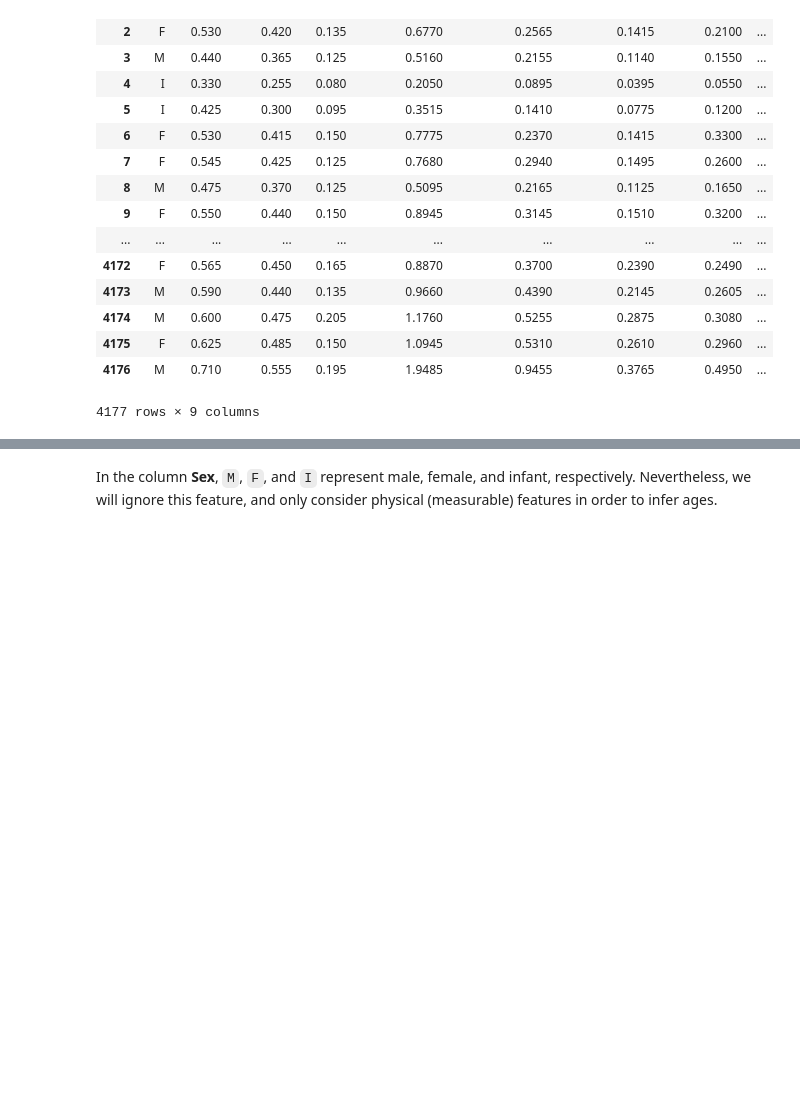
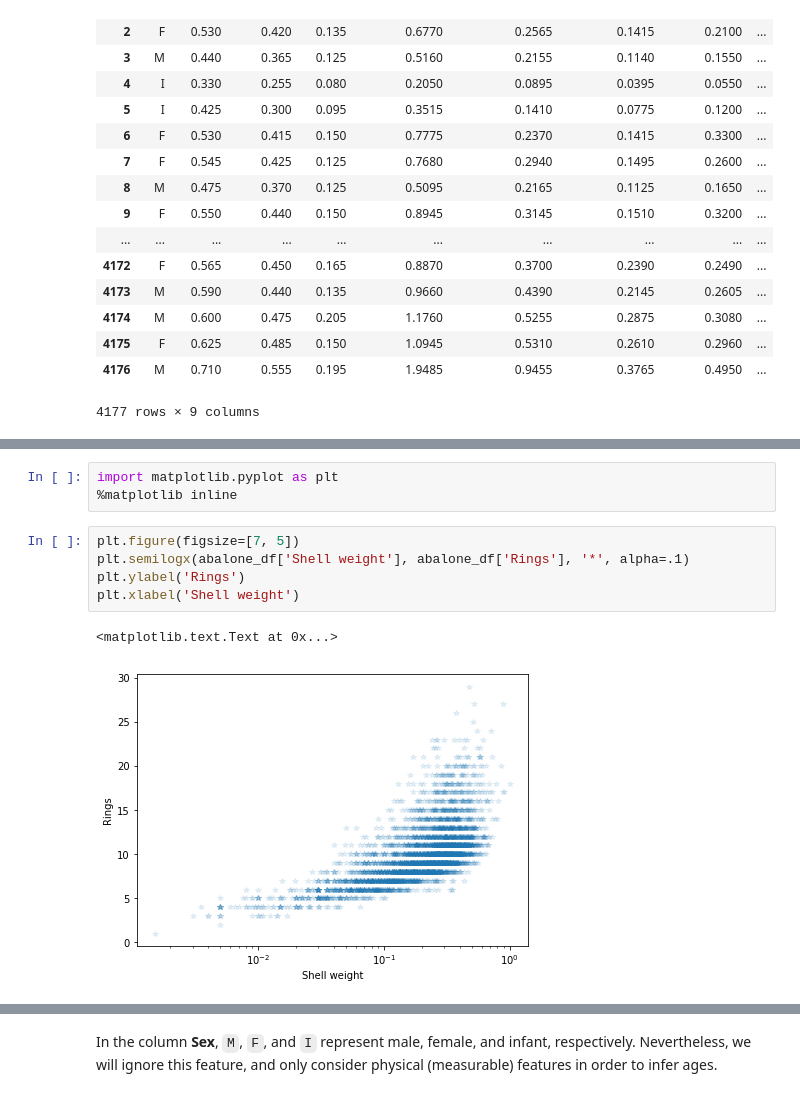
Before and after one commit to mirca/macaw, a Jupyter notebook: docs/source/ipython_notebooks/abalone/abalone.ipynb, the cells around one changed output, grey strips where cells are left out. Cells and saved outputs as stored; diff of their text form; blank space fills up the shorter version.

Commit message:
add some visualizations to tutorials

```diff
--- a/docs/source/ipython_notebooks/abalone/abalone.ipynb
+++ b/docs/source/ipython_notebooks/abalone/abalone.ipynb
@@ -43,0 +62,11 @@ abalone_df
+# %%
+import matplotlib.pyplot as plt
+%matplotlib inline
+# %%
+plt.figure(figsize=[7, 5])
+plt.semilogx(abalone_df['Shell weight'], abalone_df['Rings'], '*', alpha=.1)
+plt.ylabel('Rings')
+plt.xlabel('Shell weight')
+# %% [output]
+<matplotlib.text.Text at 0x...>
+[figure, added]
```
Also changed, not shown: parts of 15 cells of this notebook, 1 other file.
